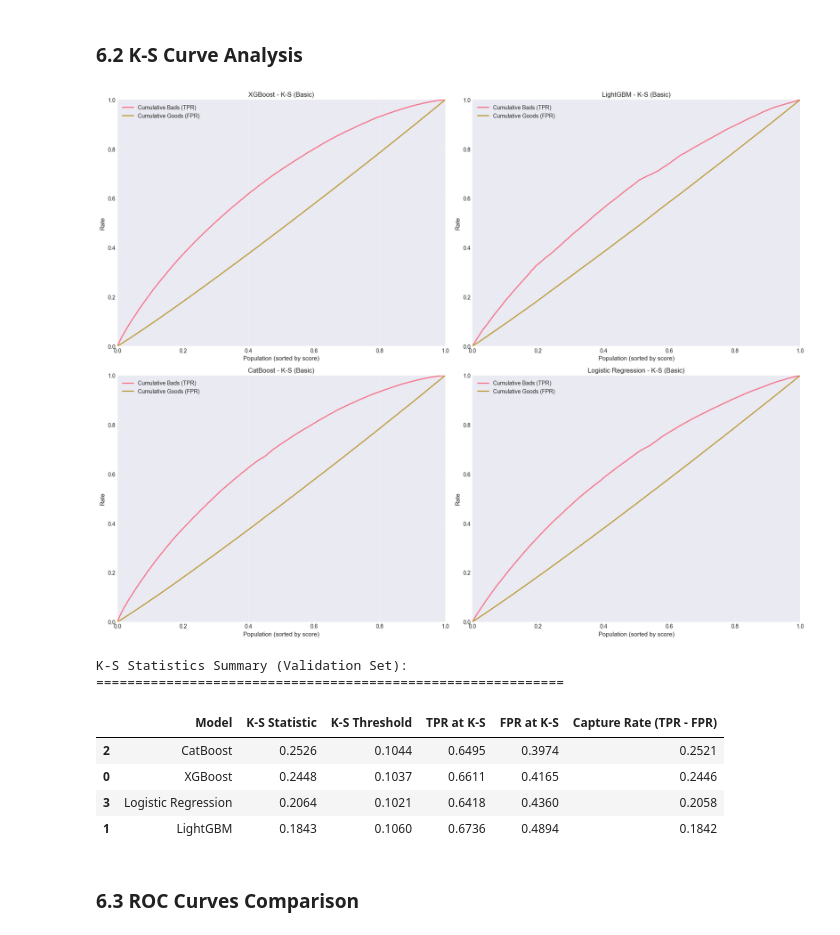
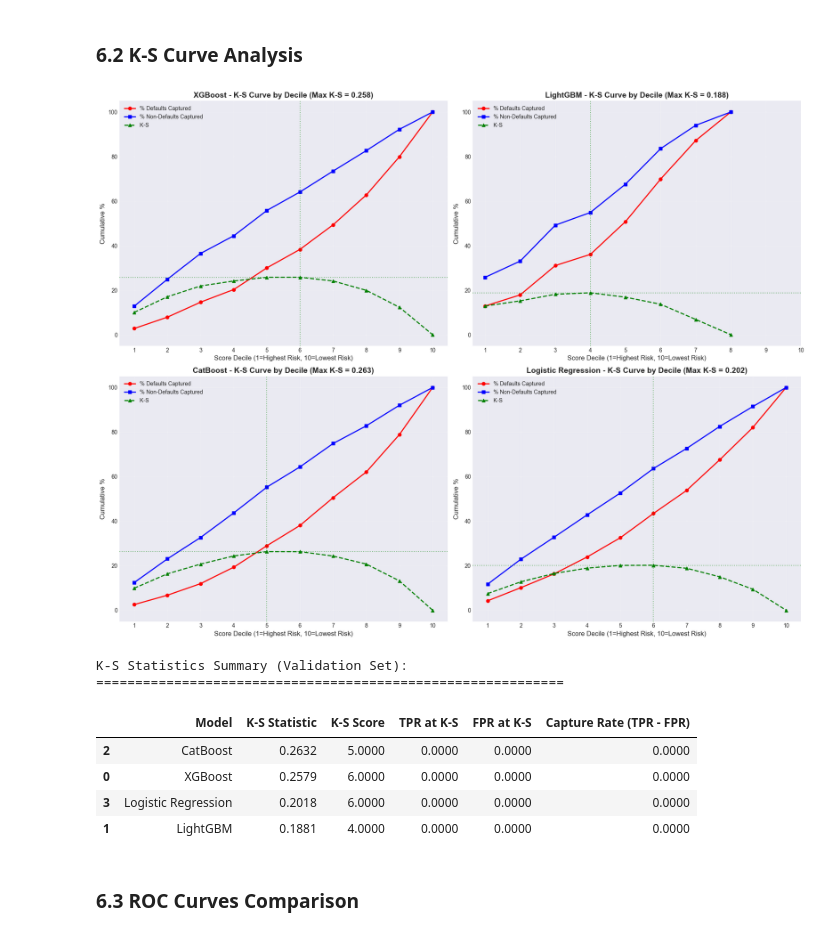
Before and after one commit to ximesoler/credit-scoring, a Jupyter notebook: nb/3.Model_Development.ipynb, the cells around one changed output. Drawn from its saved outputs; the diff is of its cells as text; code cells hidden in the pictures.

Commit message:
Update model with better dates selection and pricing excercise

```diff
--- a/nb/3.Model_Development.ipynb
+++ b/nb/3.Model_Development.ipynb
@@ -93,6 +113,7 @@ cat_features = [
     "loan_to_income_bin",
     "verification_status",
     "avg_cur_bal_bin",
+    "inq_last_12m_bin",
 ]
 cat_features = [f for f in cat_features if f in FINAL_FEATURE_SET]
 num_features = [f for f in FINAL_FEATURE_SET if f not in cat_features]
@@ -449,57 +470,65 @@ Model Comparison
 # %%
 fig, axes = plt.subplots(2, 2, figsize=(18, 14))
 axes = axes.flatten()
 
 models_ks = [
     ("XGBoost", y_valid_pred_xgb),
     ("LightGBM", y_valid_pred_lgb),
     ("CatBoost", y_valid_pred_cat),
     ("Logistic Regression", y_valid_pred_lr),
 ]
 
 ks_results = []
 
 for idx, (model_name, y_pred) in enumerate(models_ks):
-    ks_stat, ks_threshold = evaluator.plot_ks_curve(y_valid, y_pred, model_name, ax=axes[idx])
-    fpr, tpr, _ = roc_curve(y_valid, y_pred)
-    ks_idx = np.argmax(tpr - fpr)
-    ks_results.append(
-        {
-            "Model": model_name,
-            "K-S Statistic": ks_stat,
-            "K-S Threshold": ks_threshold,
-            "TPR at K-S": tpr[ks_idx],
-            "FPR at K-S": fpr[ks_idx],
-        }
-    )
+    ks_stat, ks_score = evaluator.plot_ks_curve_deciles(y_valid, y_pred, model_name, ax=axes[idx])
+
+    binary_pred = (y_pred >= ks_score).astype(int)
+
+    # Calculate confusion matrix values
+    tp = np.sum((binary_pred == 1) & (y_valid == 1))
+    fp = np.sum((binary_pred == 1) & (y_valid == 0))
+    tn = np.sum((binary_pred == 0) & (y_valid == 0))
+    fn = np.sum((binary_pred == 0) & (y_valid == 1))
+
+    # Calculate TPR and FPR
+    tpr_at_ks = tp / (tp + fn) if (tp + fn) > 0 else 0
+    fpr_at_ks = fp / (fp + tn) if (fp + tn) > 0 else 0
+
+    ks_results.append({
+        "Model": model_name,
+        "K-S Statistic": ks_stat,
+        "K-S Score": ks_score,
+        "TPR at K-S": tpr_at_ks,
+        "FPR at K-S": fpr_at_ks,
+    })
 
 plt.tight_layout()
 plt.show()
 
+# Create summary table
 ks_summary = pd.DataFrame(ks_results)
 ks_summary["Capture Rate (TPR - FPR)"] = ks_summary["TPR at K-S"] - ks_summary["FPR at K-S"]
 ks_summary = ks_summary.sort_values("K-S Statistic", ascending=False)
 
 print("\nK-S Statistics Summary (Validation Set):")
 print("=" * 60)
-display(ks_summary.style.format(
-        {
-            "K-S Statistic": "{:.4f}",
-            "K-S Threshold": "{:.4f}",
-            "TPR at K-S": "{:.4f}",
-            "FPR at K-S": "{:.4f}",
-            "Capture Rate (TPR - FPR)": "{:.4f}",
-        }
-    ).background_gradient(subset=["K-S Statistic"], cmap="RdYlGn"))
+display(ks_summary.style.format({
+    "K-S Statistic": "{:.4f}",
+    "K-S Score": "{:.4f}",
+    "TPR at K-S": "{:.4f}",
+    "FPR at K-S": "{:.4f}",
+    "Capture Rate (TPR - FPR)": "{:.4f}",
+}).background_gradient(subset=["K-S Statistic"], cmap="RdYlGn"))
 # %% [output]
-[figure, old version]
+[figure, new version]
 K-S Statistics Summary (Validation Set):
 ============================================================
-|  | Model | K-S Statistic | K-S Threshold | TPR at K-S | FPR at K-S | Capture Rate (TPR - FPR) |
-| 2 | CatBoost | 0.2526 | 0.1044 | 0.6495 | 0.3974 | 0.2521 |
-| 0 | XGBoost | 0.2448 | 0.1037 | 0.6611 | 0.4165 | 0.2446 |
-| 3 | Logistic Regression | 0.2064 | 0.1021 | 0.6418 | 0.4360 | 0.2058 |
-| 1 | LightGBM | 0.1843 | 0.1060 | 0.6736 | 0.4894 | 0.1842 |
+|  | Model | K-S Statistic | K-S Score | TPR at K-S | FPR at K-S | Capture Rate (TPR - FPR) |
+| 2 | CatBoost | 0.2632 | 5.0000 | 0.0000 | 0.0000 | 0.0000 |
+| 0 | XGBoost | 0.2579 | 6.0000 | 0.0000 | 0.0000 | 0.0000 |
+| 3 | Logistic Regression | 0.2018 | 6.0000 | 0.0000 | 0.0000 | 0.0000 |
+| 1 | LightGBM | 0.1881 | 4.0000 | 0.0000 | 0.0000 | 0.0000 |
 # %% [markdown]
 ### 6.3 ROC Curves Comparison
 # %%
```
Also changed, not shown: parts of 16 cells of this notebook, 7 other files.
